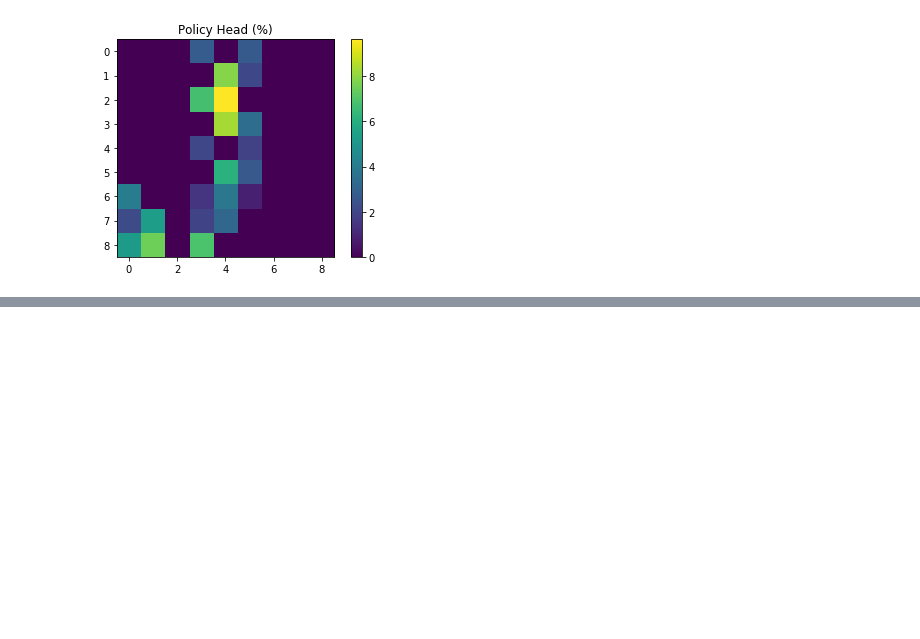
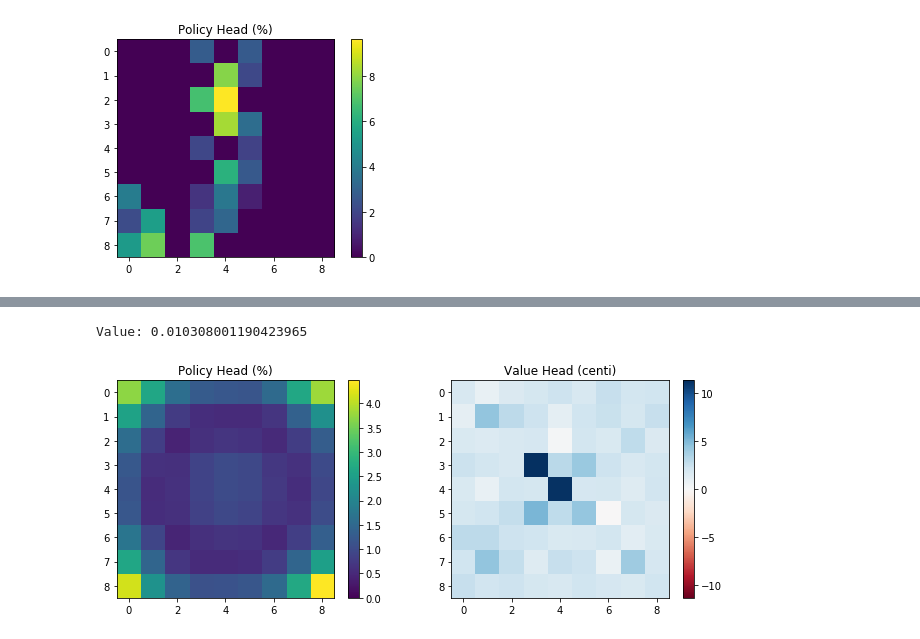
Before and after one commit to fqjin/ultimate-tictactoe, a Jupyter notebook: notebooks/Model.ipynb, the cells around one changed output, grey strips where cells are left out. Cells and saved outputs as stored; diff of their text form; code cells hidden in the pictures; blank space fills up the shorter version.

```diff
--- a/notebooks/Model.ipynb
+++ b/notebooks/Model.ipynb
@@ -590,0 +596,10 @@ Value: 0.08707991242408752
+# %%
+m = load_model('1100_11000bs2048lr0.1d0.001e5')
+
+a = BigBoard()
+p = policy_head(m, a)
+v = value_head(m, a)
+plot_heads(p, v)
+# %% [output]
+Value: 0.010308001190423965
+[figure, added]
```
Also changed, not shown: parts of 4 cells of this notebook, 6 other files.
